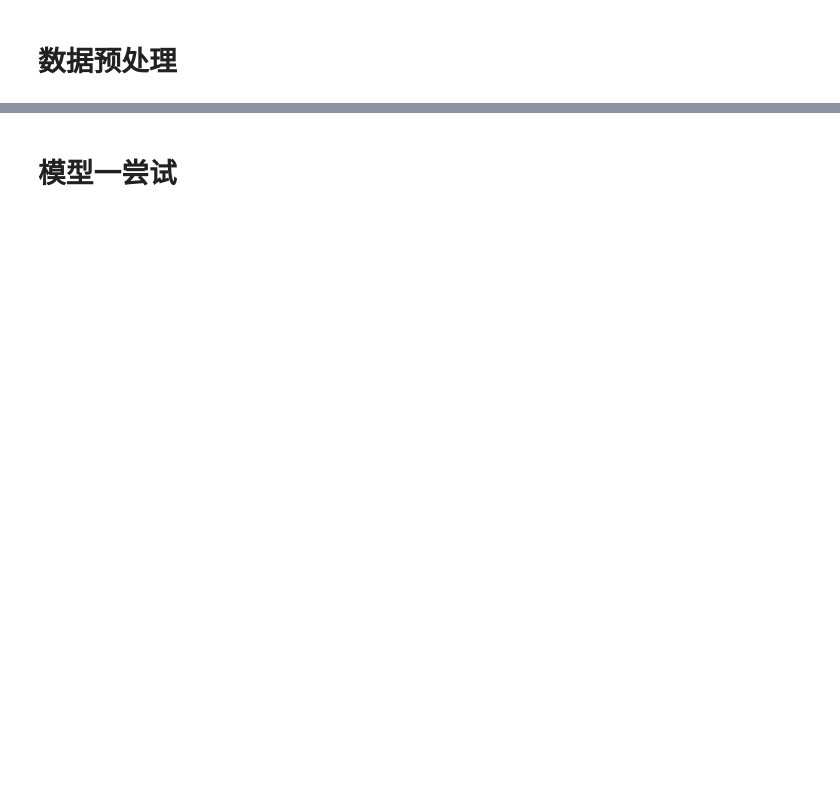
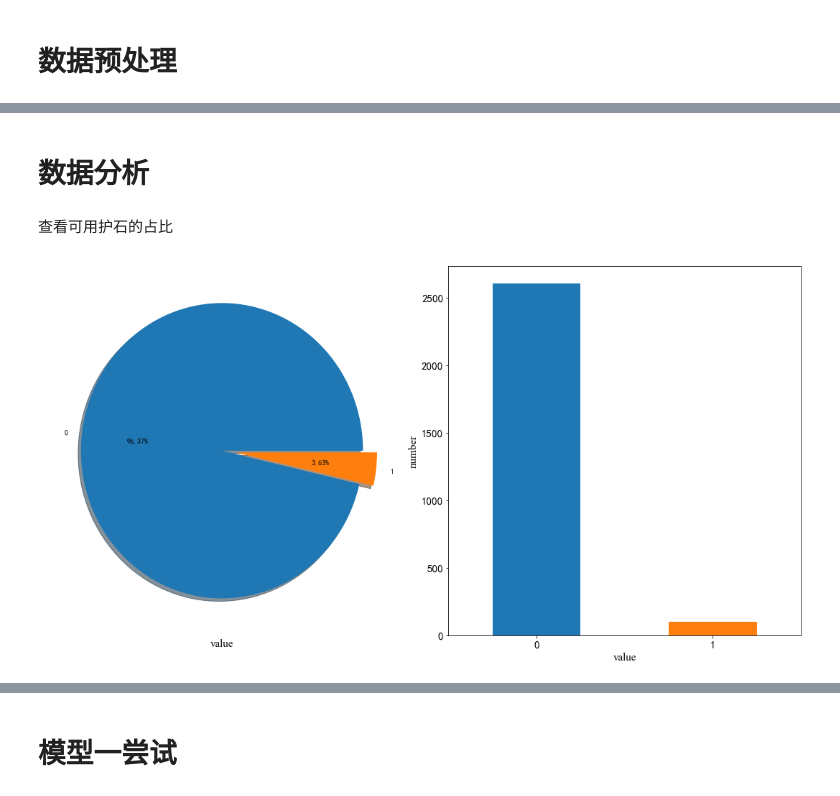
Before and after one commit to Tchar-7/python-analysis, a Jupyter notebook: MH_analysis.ipynb, the cells around one changed output, grey strips where cells are left out. Cells and saved outputs as stored; diff of their text form; code cells hidden in the pictures; blank space fills up the shorter version.

Commit message:
数据分析

```diff
--- a/MH_analysis.ipynb
+++ b/MH_analysis.ipynb
@@ -59,0 +78,28 @@ stone.head(20)
+# %% [markdown]
+# 数据分析
+# %% [markdown]
+查看可用护石的占比
+# %%
+plt.rcParams['font.sans-serif']=['SimHei']
+plt.rcParams['axes.unicode_minus'] = False
+
+font1 = {'family' : 'Times New Roman',
+'weight' : 'normal',
+'size' : 15,
+}
+
+fig,ax=plt.subplots(1,2,figsize=(15,8))
+stone['value'].value_counts().plot.pie(ax=ax[0],shadow=True,explode=[0,0.1],autopct='%.2f%%')
+ax[0].set_ylabel('')
+ax[0].set_xlabel('value',font1)
+
+stone['value'].value_counts().plot.bar(ax=ax[1])
+ax[1].set_ylabel('number',font1)
+ax[1].set_xlabel('value',font1)
+#设置相关信息
+plt.xticks(fontsize=15,rotation=0)
+plt.yticks(fontsize=15)
+plt.tight_layout()
+plt.show()
+# %% [output]
+[figure, added]
```
Also changed, not shown: parts of 15 cells of this notebook, 2 other files.
